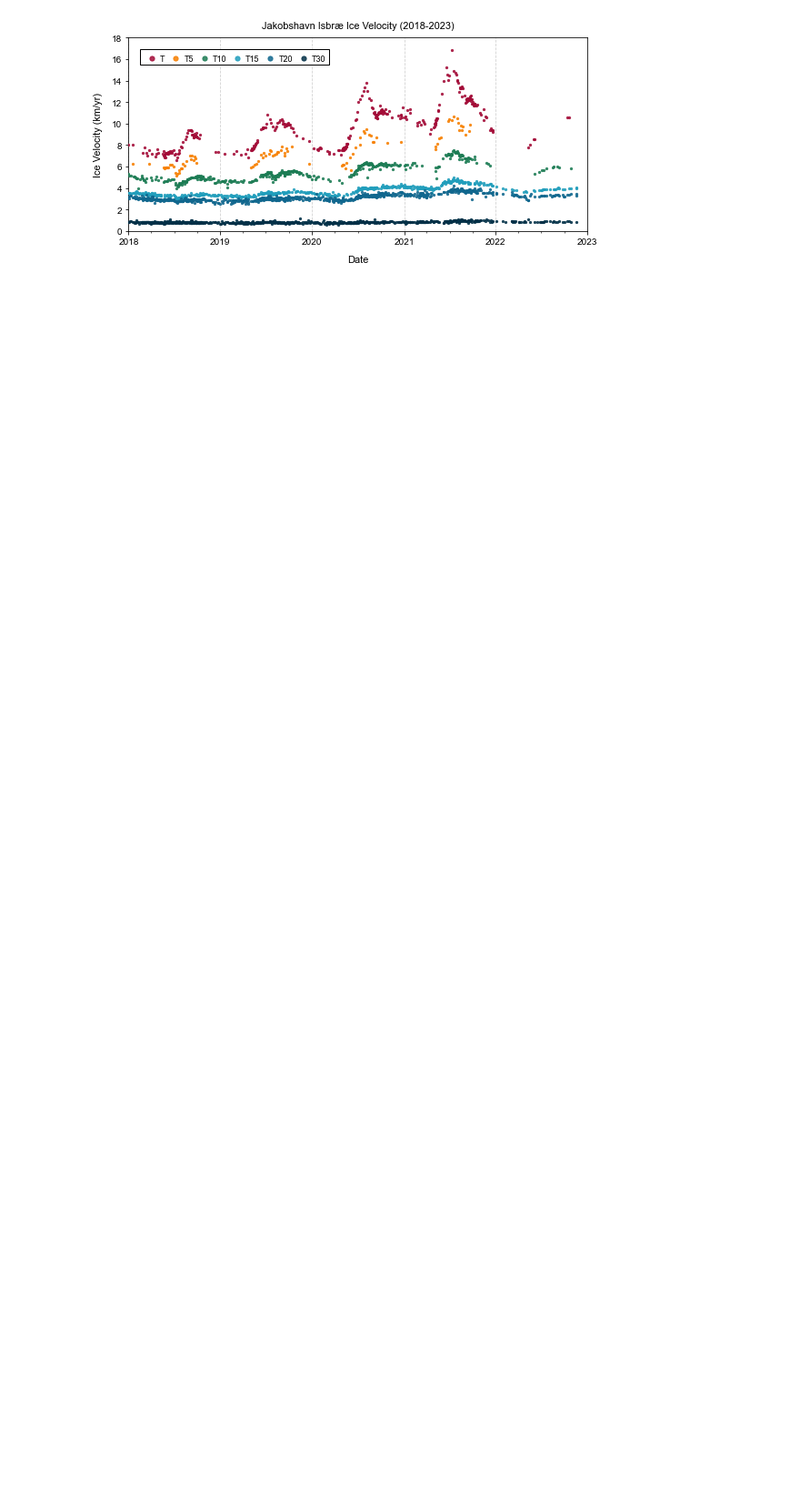
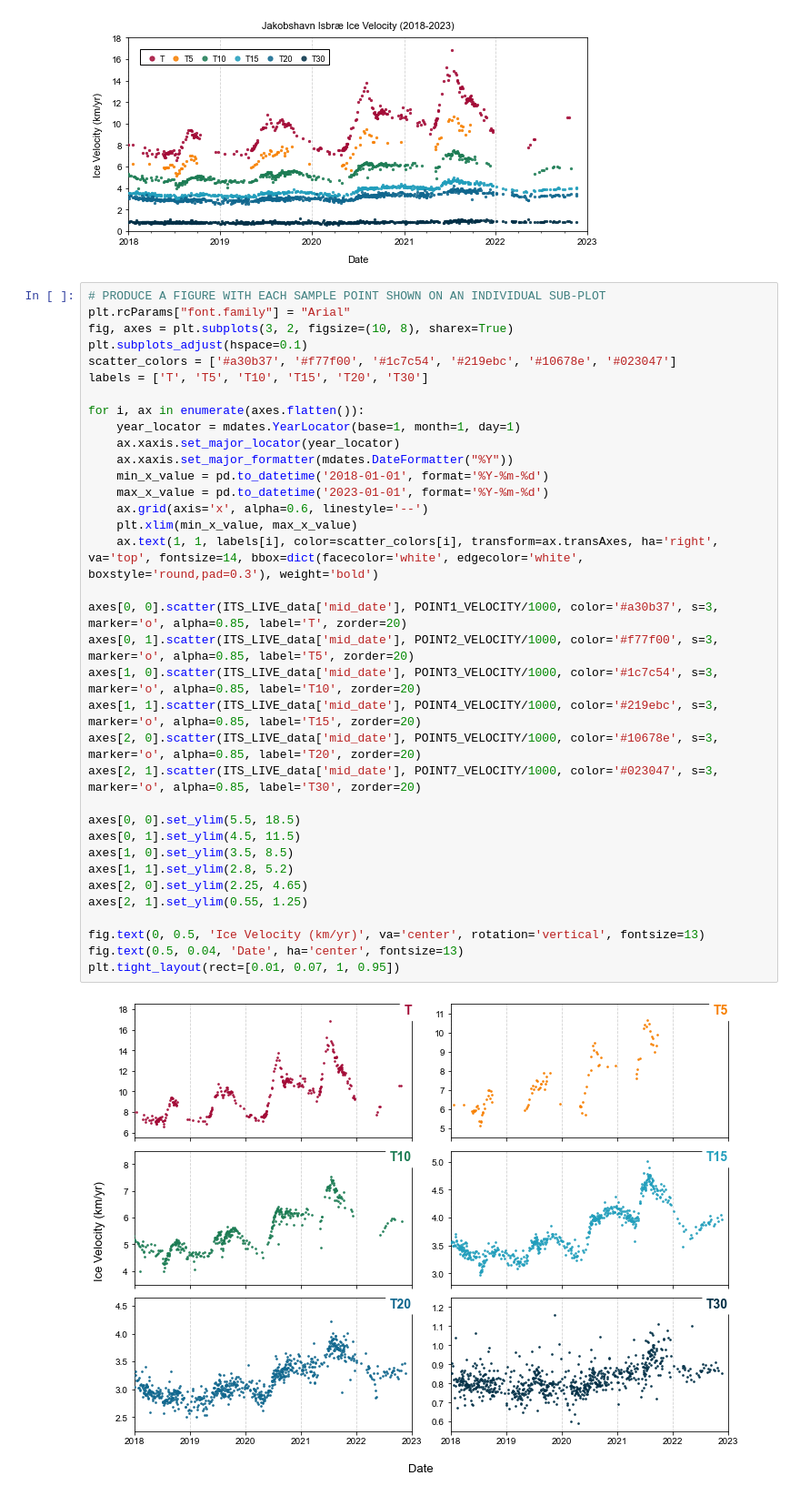
Before and after one commit to hannahpicton/jakobshavn_isbrae, a Jupyter notebook: ice_velocity_plot.ipynb, the cells around one changed output. Shown at 91% size. Saved outputs shown, nothing was run; the diff lists cells and outputs as text; blank space fills up the shorter version.

Commit message:
added subplot for each sample point.

```diff
--- a/ice_velocity_plot.ipynb
+++ b/ice_velocity_plot.ipynb
@@ -72,3 +72,40 @@ for text in legend.get_texts():
 plt.tight_layout()
 # %% [output]
 [figure]
+# %%
+# PRODUCE A FIGURE WITH EACH SAMPLE POINT SHOWN ON AN INDIVIDUAL SUB-PLOT
+plt.rcParams["font.family"] = "Arial"
+fig, axes = plt.subplots(3, 2, figsize=(10, 8), sharex=True)
+plt.subplots_adjust(hspace=0.1)
+scatter_colors = ['#a30b37', '#f77f00', '#1c7c54', '#219ebc', '#10678e', '#023047']
+labels = ['T', 'T5', 'T10', 'T15', 'T20', 'T30']
+
+for i, ax in enumerate(axes.flatten()):
+    year_locator = mdates.YearLocator(base=1, month=1, day=1)
+    ax.xaxis.set_major_locator(year_locator)
+    ax.xaxis.set_major_formatter(mdates.DateFormatter("%Y"))
+    min_x_value = pd.to_datetime('2018-01-01', format='%Y-%m-%d')
+    max_x_value = pd.to_datetime('2023-01-01', format='%Y-%m-%d')
+    ax.grid(axis='x', alpha=0.6, linestyle='--')
+    plt.xlim(min_x_value, max_x_value)
+    ax.text(1, 1, labels[i], color=scatter_colors[i], transform=ax.transAxes, ha='right', va='top', fontsize=14, bbox=dict(facecolor='white', edgecolor='white', boxstyle='round,pad=0.3'), weight='bold')
+
+axes[0, 0].scatter(ITS_LIVE_data['mid_date'], POINT1_VELOCITY/1000, color='#a30b37', s=3, marker='o', alpha=0.85, label='T', zorder=20)
+axes[0, 1].scatter(ITS_LIVE_data['mid_date'], POINT2_VELOCITY/1000, color='#f77f00', s=3, marker='o', alpha=0.85, label='T5', zorder=20)
+axes[1, 0].scatter(ITS_LIVE_data['mid_date'], POINT3_VELOCITY/1000, color='#1c7c54', s=3, marker='o', alpha=0.85, label='T10', zorder=20)
+axes[1, 1].scatter(ITS_LIVE_data['mid_date'], POINT4_VELOCITY/1000, color='#219ebc', s=3, marker='o', alpha=0.85, label='T15', zorder=20)
+axes[2, 0].scatter(ITS_LIVE_data['mid_date'], POINT5_VELOCITY/1000, color='#10678e', s=3, marker='o', alpha=0.85, label='T20', zorder=20)
+axes[2, 1].scatter(ITS_LIVE_data['mid_date'], POINT7_VELOCITY/1000, color='#023047', s=3, marker='o', alpha=0.85, label='T30', zorder=20)
+
+axes[0, 0].set_ylim(5.5, 18.5)
+axes[0, 1].set_ylim(4.5, 11.5)
+axes[1, 0].set_ylim(3.5, 8.5)
+axes[1, 1].set_ylim(2.8, 5.2)
+axes[2, 0].set_ylim(2.25, 4.65)
+axes[2, 1].set_ylim(0.55, 1.25)
+
+fig.text(0, 0.5, 'Ice Velocity (km/yr)', va='center', rotation='vertical', fontsize=13)
+fig.text(0.5, 0.04, 'Date', ha='center', fontsize=13)
+plt.tight_layout(rect=[0.01, 0.07, 1, 0.95])
+# %% [output]
+[figure, added]
```
